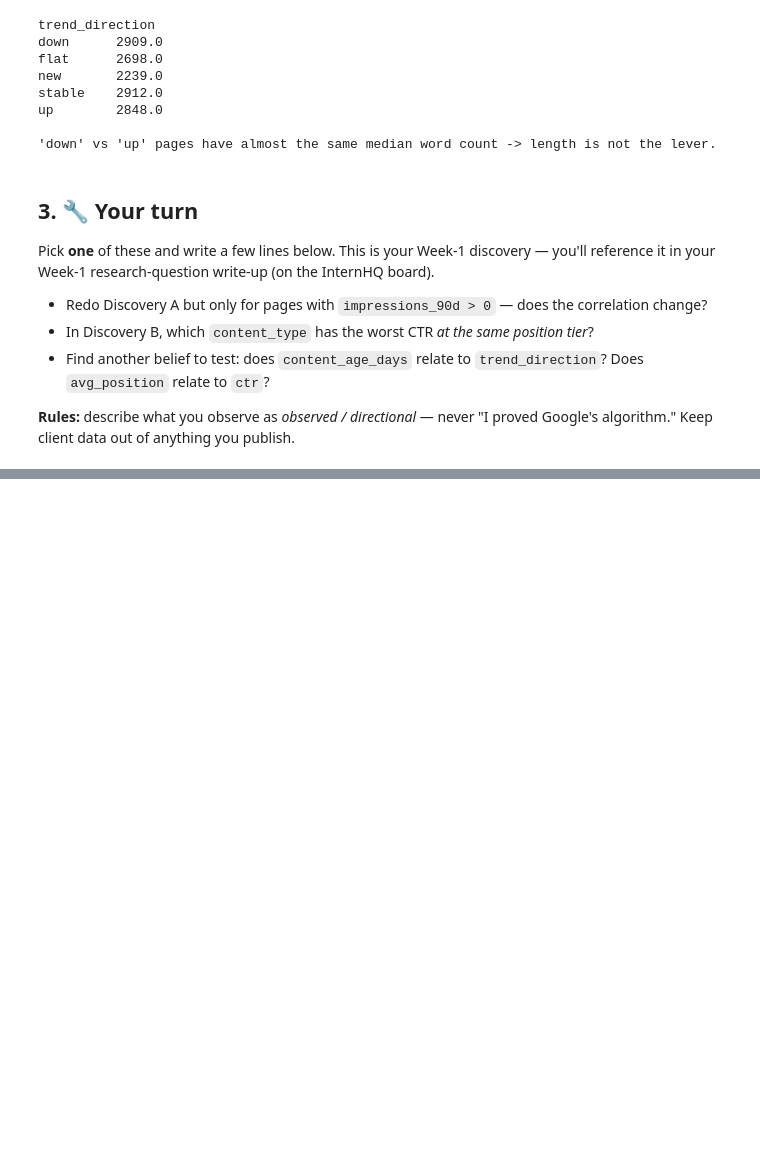
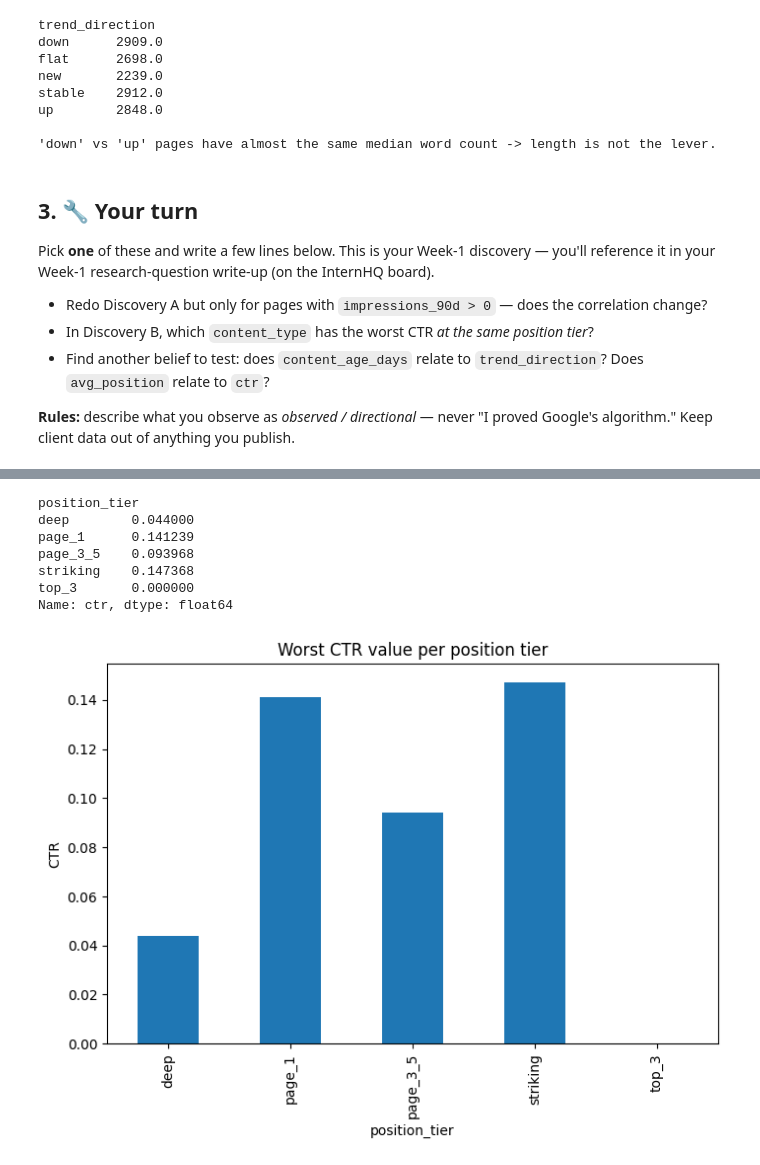
Before and after one commit to khaled-dragon/ML-intern, a Jupyter notebook: notebooks/01_first_look_and_discovery.ipynb, the cells around one changed output, grey strips where cells are left out. Cells and saved outputs as stored; diff of their text form; code cells hidden in the pictures; blank space fills up the shorter version.

```diff
--- a/notebooks/01_first_look_and_discovery.ipynb
+++ b/notebooks/01_first_look_and_discovery.ipynb
@@ -158,0 +202,13 @@ Next: `02_your_first_readable_model.ipynb` — where the model becomes a rule yo
+# %%
+worst_ctr_values = visible.groupby(["position_tier", "content_type"])["ctr"].mean().groupby("position_tier").min()
+print(worst_ctr_values)
+worst_ctr_values.plot(kind="bar", figsize=(8,5), title="Worst CTR value per position tier", ylabel="CTR");
+# %% [output]
+position_tier
+deep        0.044000
+page_1      0.141239
+page_3_5    0.093968
+striking    0.147368
+top_3       0.000000
+Name: ctr, dtype: float64
+[figure, added]
```
Also changed, not shown: parts of 12 cells of this notebook.
